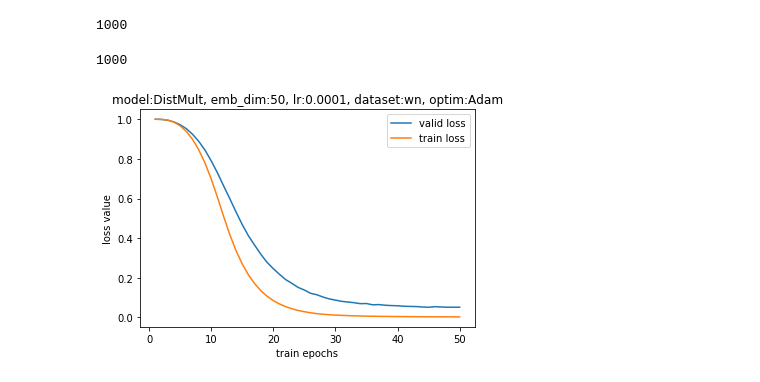
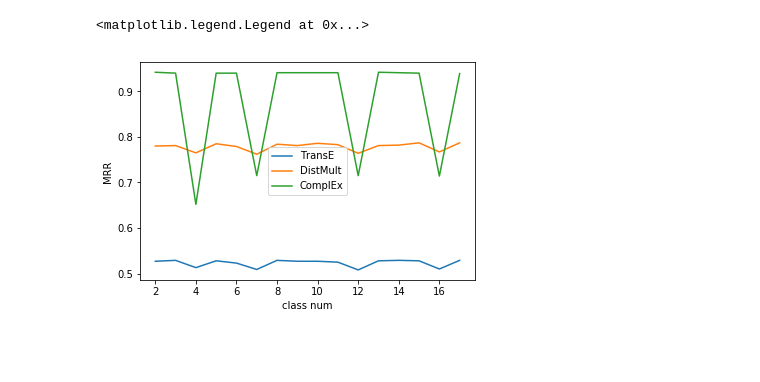
Before and after one commit to zffffw/knowledge-graph-embedding-experiment, a Jupyter notebook: draw_loss.ipynb, the cells around one changed output. Cells and saved outputs as stored; diff of their text form; code cells hidden in the pictures; blank space fills up the shorter version.

Commit message:
some optimize.

```diff
--- a/draw_loss.ipynb
+++ b/draw_loss.ipynb
@@ -36,10 +6,0 @@ for line in fr.readlines():
-# %%
-
-len(v_loss)
-# %% [output]
-1000
-# %%
-x_ = range(1, 1001)
-len(x_)
-# %% [output]
-1000
@@ -50,10 +6,0 @@ t_loss_t = t_loss[:50]
-# %%
-plt.plot(x_t, v_loss_t, label='valid loss')
-plt.plot(x_t, t_loss_t, label='train loss')
-plt.title('model:{}, emb_dim:{}, lr:{}, dataset:{}, optim:{}'.format(model[0], model[1], model[2], model[3], model[4]))
-plt.xlabel('train epochs')
-plt.ylabel('loss value')
-plt.legend()
-plt.show()
-# %% [output]
-[figure, removed]
@@ -59,0 +15,15 @@ plt.show()
+# %%
+mrr_wn_transe_rel = [0.527,0.529,0.513,0.528,0.523,0.509,0.529,0.527,0.527,0.525,0.508,0.528,0.529,0.528,0.510,0.529]
+mrr_wn_distmult_rel = [0.780,0.781,0.765,0.785,0.779,0.762,0.784,0.781,0.786,0.783,0.764,0.781,0.782,0.787,0.767,0.787 ]
+mrr_wn_complex_rel = [0.942,0.940,0.652,0.940,0.940,0.715,0.941,0.941,0.941,0.941,0.715,0.942,0.941,0.940,0.714,0.939 ]
+
+x = range(2, 18, 1)
+plt.plot(x, mrr_wn_transe_rel, label='TransE')
+plt.plot(x, mrr_wn_distmult_rel, label='DistMult')
+plt.plot(x, mrr_wn_complex_rel, label='ComplEx')
+plt.xlabel('class num')
+plt.ylabel('MRR')
+plt.legend()
+# %% [output]
+<matplotlib.legend.Legend at 0x...>
+[figure, added]
```
Also changed, not shown: parts of 20 cells of this notebook, 4 other files.
